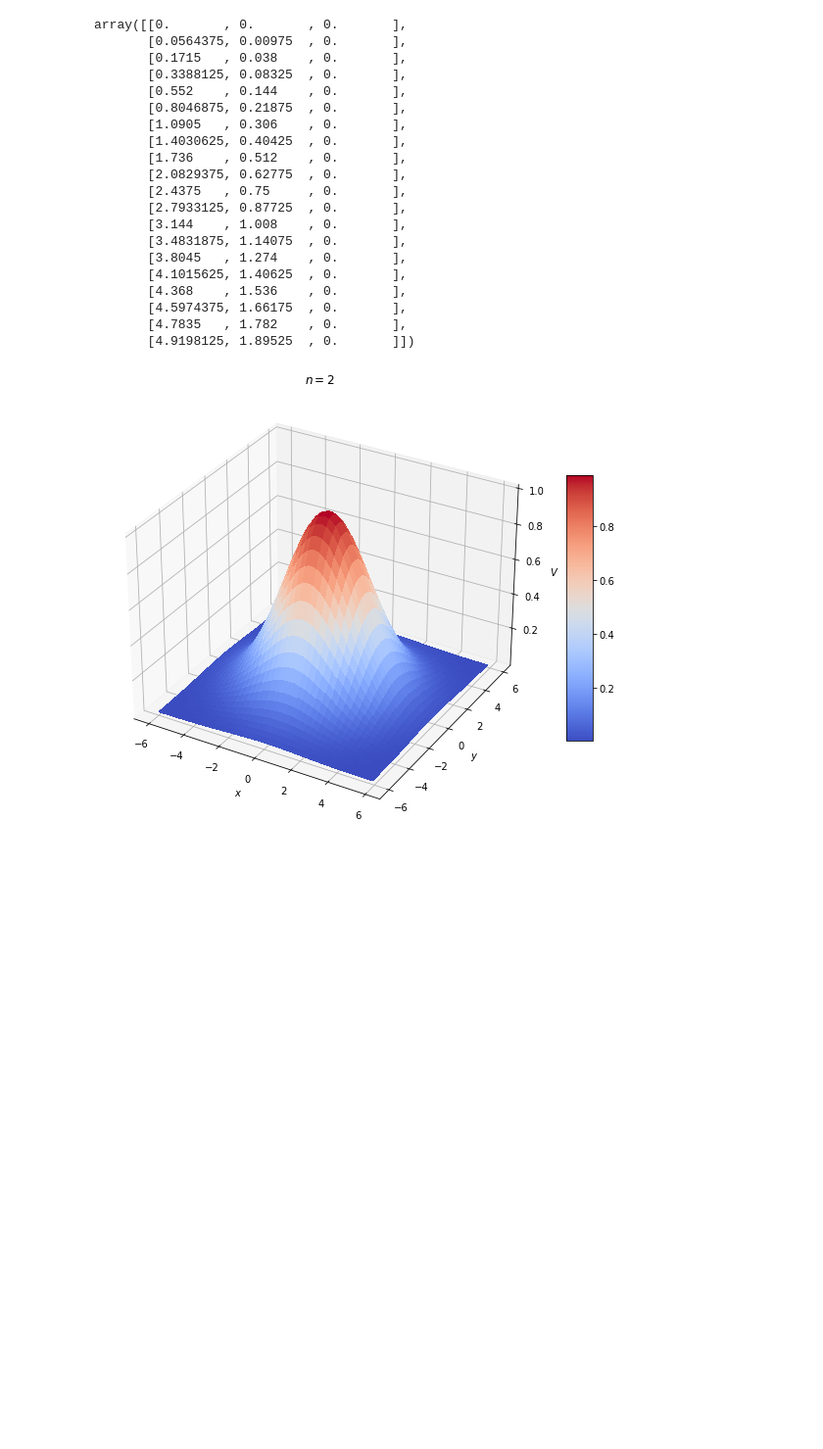
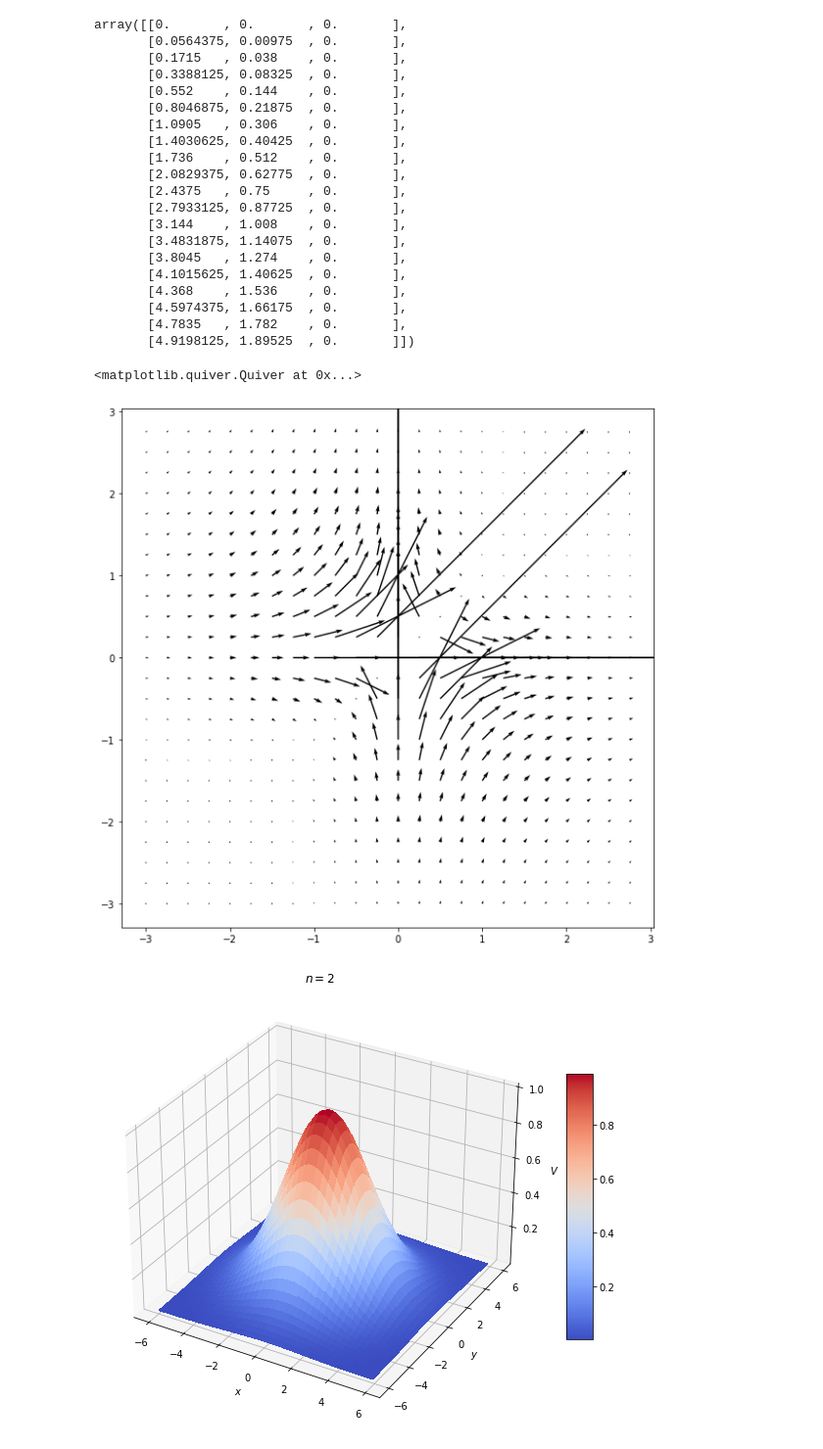
Before and after one commit to 3zuli/drone_trajectory_notebooks, a Jupyter notebook: hermite_new.ipynb, the cells around one changed output. Shown: that part at 98% size. Saved outputs shown, nothing was run; the diff lists cells and outputs as text; code cells hidden in the pictures; blank space fills up the shorter version.

Commit message:
Circular field quiver plot

```diff
--- a/hermite_new.ipynb
+++ b/hermite_new.ipynb
@@ -310,6 +310,33 @@ array([[0.       , 0.       , 0.       ],
        [4.5974375, 1.66175  , 0.       ],
        [4.7835   , 1.782    , 0.       ],
        [4.9198125, 1.89525  , 0.       ]])
+# %%
+# Circular field quiver plot
+drone_test = Drone(origin, origin_vel, hs, obstacles, sim_duration, dt,
+              setpoint_gain=5.0, velocity_gain=2.0, velocity_ff_gain=0.25, obstacle_gain=1.0,
+              max_vel=5.0, max_accel=2.5,
+              r_obstacle=r_obstacle)
+
+drone_test.velocity = np.array([1,1,0])
+
+size = 3
+step = 0.25
+X = np.arange(-size, size, step)
+Y = np.arange(-size, size, step)
+Xx, Yy = np.meshgrid(X, Y)
+accel = []
+
+for x in X:
+    for y in Y:
+        obstacle = np.array([x, y, 0])
+        accel.append(drone_test.circular_field_avoidance(obstacle))
+accel = np.array(accel)
+# print(accel)
+plt.figure(figsize=(10,10))
+plt.quiver(Xx, Yy, accel[:,0], accel[:,1])
+# %% [output]
+<matplotlib.quiver.Quiver at 0x...>
+[figure, added]
 # %%
 # Repulsive potential function from Santos et al. 2017 "A Novel Null-Space-Based UAV Trajectory Tracking Controller With Collision Avoidance"
 # https://ieeexplore.ieee.org/stamp/stamp.jsp?arnumber=8049328
```
